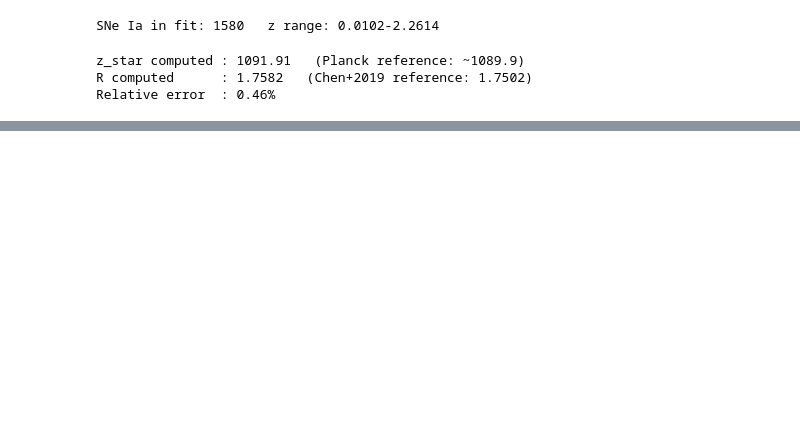
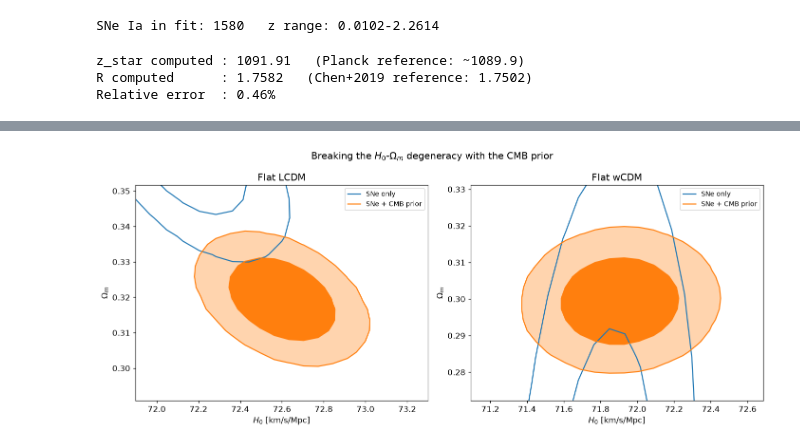
Before and after one commit to edwphysics/advanced_lab, a Jupyter notebook: final_project/project_run.ipynb, the cells around one changed output, grey strips where cells are left out. Drawn from its saved outputs; the diff is of its cells as text; code cells hidden in the pictures; blank space fills up the shorter version.

Commit message:
results: First test with CMB distance-prior compressed

```diff
--- a/final_project/project_run.ipynb
+++ b/final_project/project_run.ipynb
@@ -139,7 +166,7 @@ def make_log_prob(model, use_cmb):
         if use_cmb and not (BOUNDS['Obh2'][0]<Obh2<BOUNDS['Obh2'][1]):
             return -np.inf
 
-        lp = log_likelihood_sne(mu_th(model, H0, Om0, w), alpha, beta)
+        lp = log_likelihood_sne(mu_th_fast(model, H0, Om0, w), alpha, beta)
         if use_cmb:
             lp += log_likelihood_cmb(H0, Om0, Obh2)
         return lp
@@ -199,0 +283,19 @@ def print_results(flat, labels):
+# %%
+# Flat wCDM runs
+lp_wcdm_sne = make_log_prob('wCDM', use_cmb=False)
+theta0_w    = np.array([70.0, 0.3, -1.0, 0.15, 3.1])
+scatter_w   = np.array([2.0, 0.05, 0.1, 0.01, 0.05])
+labels_wcdm_sne = [r'$H_0$', r'$\Omega_m$', r'$w$', r'$\alpha$', r'$\beta$']
+
+print('Running Flat wCDM -- SNe only...')
+sampler_wcdm_sne = run_emcee(lp_wcdm_sne, theta0_w, scatter_w)
+flat_wcdm_sne, _, _ = get_flat(sampler_wcdm_sne)
+
+lp_wcdm_cmb = make_log_prob('wCDM', use_cmb=True)
+theta0_wc   = np.array([70.0, 0.3, -1.0, 0.15, 3.1, 0.0224])
+scatter_wc  = np.array([1.0, 0.02, 0.1, 0.01, 0.05, 0.0003])
+labels_wcdm_cmb = labels_wcdm_sne + [r'$\Omega_b h^2$']
+
+print('Running Flat wCDM -- SNe+CMB...')
+sampler_wcdm_cmb = run_emcee(lp_wcdm_cmb, theta0_wc, scatter_wc)
+flat_wcdm_cmb, _, _ = get_flat(sampler_wcdm_cmb)
@@ -199,0 +339,25 @@ def print_results(flat, labels):
+# %%
+# Comparison of LCDM vs wCDM for H0 and Om0 (SNe only)
+fig, axes = plt.subplots(1, 2, figsize=(13, 5.5))
+
+for ax, flat_sne, flat_cmb, title in [
+    (axes[0], flat_lcdm_sne, flat_lcdm_cmb, 'Flat LCDM'),
+    (axes[1], flat_wcdm_sne, flat_wcdm_cmb, 'Flat wCDM'),
+]:
+    corner.hist2d(flat_sne[:,0], flat_sne[:,1], levels=[0.68,0.95],
+                  color='C0', plot_datapoints=False, plot_density=False,
+                  fill_contours=False, smooth=1.2, ax=ax)
+    corner.hist2d(flat_cmb[:,0], flat_cmb[:,1], levels=[0.68,0.95],
+                  color='C1', plot_datapoints=False, plot_density=True,
+                  fill_contours=True, smooth=1.2, ax=ax)
+    ax.plot([], [], color='C0', label='SNe only')
+    ax.plot([], [], color='C1', label='SNe + CMB prior')
+    ax.set_xlabel(r'$H_0$ [km/s/Mpc]'); ax.set_ylabel(r'$\Omega_m$')
+    ax.set_title(title); ax.legend(fontsize=9)
+
+plt.suptitle(r'Breaking the $H_0$-$\Omega_m$ degeneracy with the CMB prior', fontsize=13)
+plt.tight_layout()
+plt.savefig('plots/degeneracy_breaking.png', dpi=130, bbox_inches='tight')
+plt.show()
+# %% [output]
+[figure, added]
```
Also changed, not shown: parts of 12 cells of this notebook, 8 other files.
